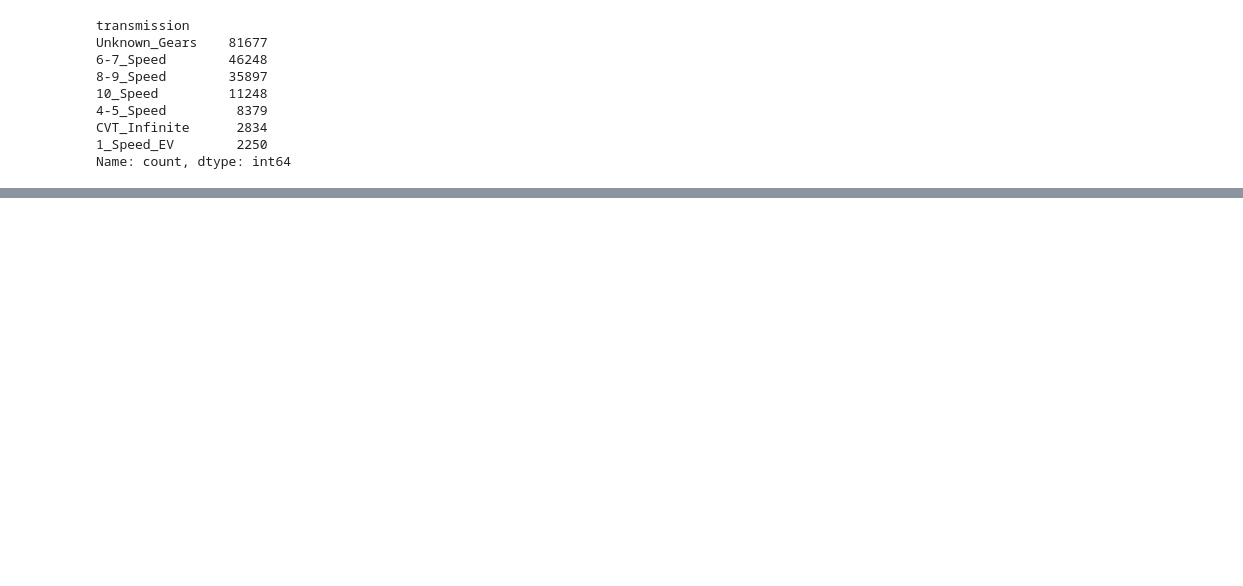
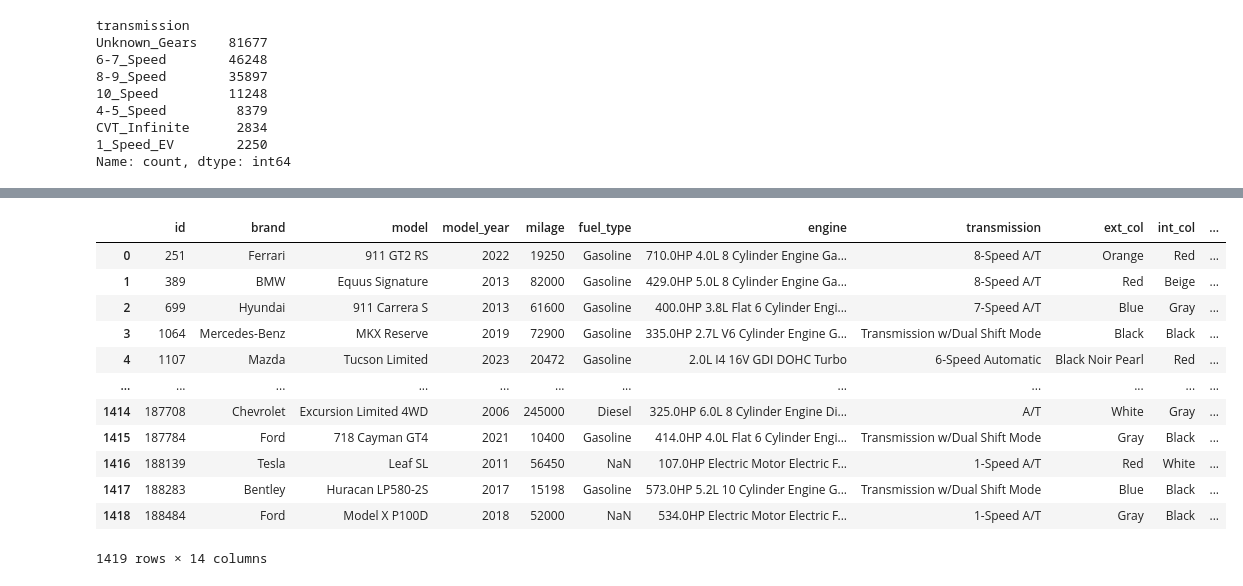
Before and after one commit to zishan044/car_price_prediction, a Jupyter notebook: notebooks/initial_exploration.ipynb, the cells around one changed output, grey strips where cells are left out. Drawn from its saved outputs; the diff is of its cells as text; code cells hidden in the pictures; blank space fills up the shorter version.

```diff
--- a/notebooks/initial_exploration.ipynb
+++ b/notebooks/initial_exploration.ipynb
@@ -774,0 +843,6 @@ trans_mordernity =
+# %%
+bins = np.linspace(cars['price'].min() - 1, cars['price'].max() + 1, 100).astype(int)
+grouped = cars.groupby(['brand', 'model'])['price'].mean().astype(int).reset_index()
+grouped['premium_score'] = pd.cut(grouped['price'], bins=bins, labels=False).astype(int)
+cars.merge(grouped)
+# %% [output]
@@ -774,0 +850,13 @@ trans_mordernity =
+|  | id | brand | model | model_year | milage | fuel_type | engine | transmission | ext_col | int_col | ... |
+| 0 | 251 | Ferrari | 911 GT2 RS | 2022 | 19250 | Gasoline | 710.0HP 4.0L 8 Cylinder Engine Ga... | 8-Speed A/T | Orange | Red | ... |
+| 1 | 389 | BMW | Equus Signature | 2013 | 82000 | Gasoline | 429.0HP 5.0L 8 Cylinder Engine Ga... | 8-Speed A/T | Red | Beige | ... |
+| 2 | 699 | Hyundai | 911 Carrera S | 2013 | 61600 | Gasoline | 400.0HP 3.8L Flat 6 Cylinder Engi... | 7-Speed A/T | Blue | Gray | ... |
+| 3 | 1064 | Mercedes-Benz | MKX Reserve | 2019 | 72900 | Gasoline | 335.0HP 2.7L V6 Cylinder Engine G... | Transmission w/Dual Shift Mode | Black | Black | ... |
+| 4 | 1107 | Mazda | Tucson Limited | 2023 | 20472 | Gasoline | 2.0L I4 16V GDI DOHC Turbo | 6-Speed Automatic | Black Noir Pearl | Red | ... |
+| ... | ... | ... | ... | ... | ... | ... | ... | ... | ... | ... | ... |
+| 1414 | 187708 | Chevrolet | Excursion Limited 4WD | 2006 | 245000 | Diesel | 325.0HP 6.0L 8 Cylinder Engine Di... | A/T | White | Gray | ... |
+| 1415 | 187784 | Ford | 718 Cayman GT4 | 2021 | 10400 | Gasoline | 414.0HP 4.0L Flat 6 Cylinder Engi... | Transmission w/Dual Shift Mode | Gray | Black | ... |
+| 1416 | 188139 | Tesla | Leaf SL | 2011 | 56450 | NaN | 107.0HP Electric Motor Electric F... | 1-Speed A/T | Red | White | ... |
+| 1417 | 188283 | Bentley | Huracan LP580-2S | 2017 | 15198 | Gasoline | 573.0HP 5.2L 10 Cylinder Engine G... | Transmission w/Dual Shift Mode | Blue | Black | ... |
+| 1418 | 188484 | Ford | Model X P100D | 2018 | 52000 | NaN | 534.0HP Electric Motor Electric F... | 1-Speed A/T | Gray | Black | ... |
+1419 rows × 14 columns
```
Also changed, not shown: parts of 25 cells of this notebook, 8 other files.
